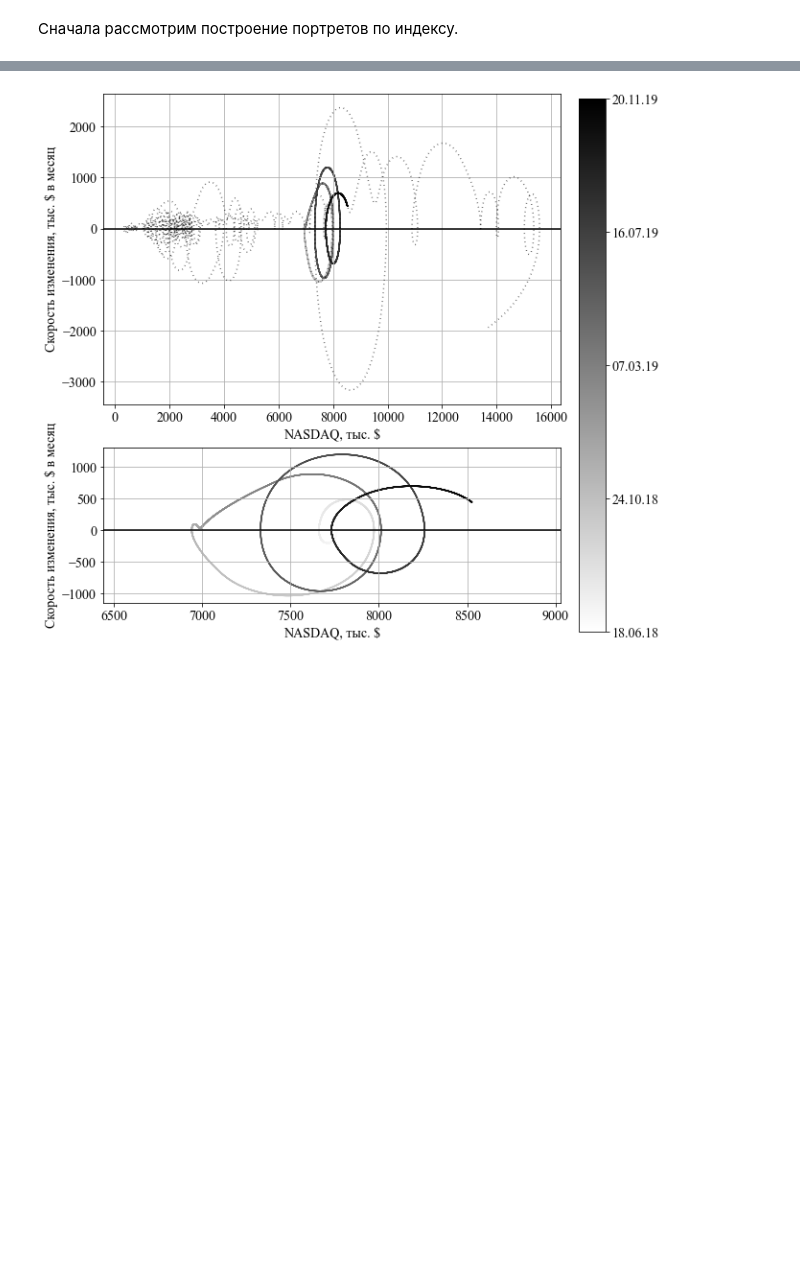
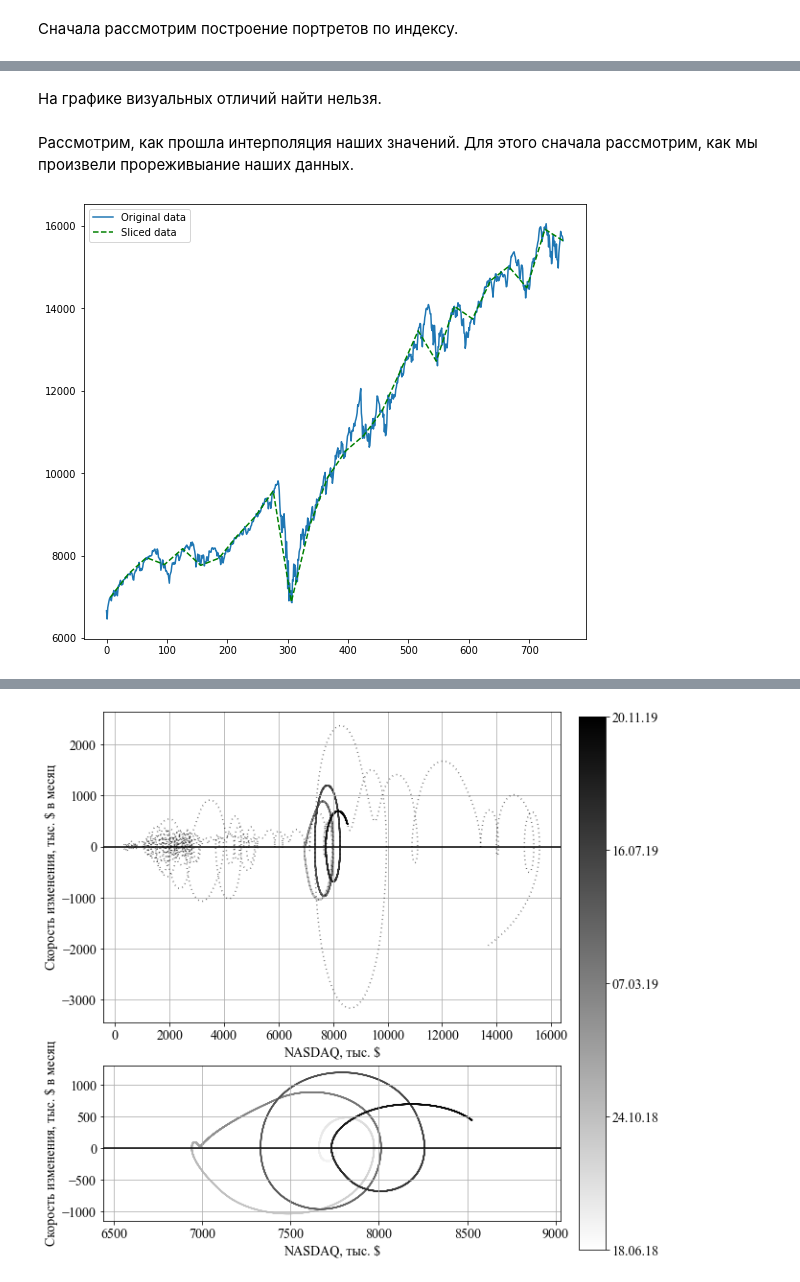
Before and after one commit to Karpovich-alex/phase-portrait-Nasdaq, a Jupyter notebook: analyse_portrait_method.ipynb, the cells around one changed output, grey strips where cells are left out. Drawn from its saved outputs; the diff is of its cells as text; code cells hidden in the pictures; blank space fills up the shorter version.

```diff
--- a/analyse_portrait_method.ipynb
+++ b/analyse_portrait_method.ipynb
@@ -72,0 +138,11 @@ plt.show()
+# %% [markdown]
+На графике визуальных отличий найти нельзя.
+# %% [markdown]
+Рассмотрим, как прошла интерполяция наших значений.
+Для этого сначала рассмотрим, как мы произвели прореживыание наших данных.
+# %%
+plt.plot(x_unsliced, y_unsliced, df['slice_index'], df['value'], 'g--')
+plt.legend(['Original data', 'Sliced data'])
+plt.show()
+# %% [output]
+[figure, added]
```
Also changed, not shown: parts of 28 cells of this notebook, 4 other files.
